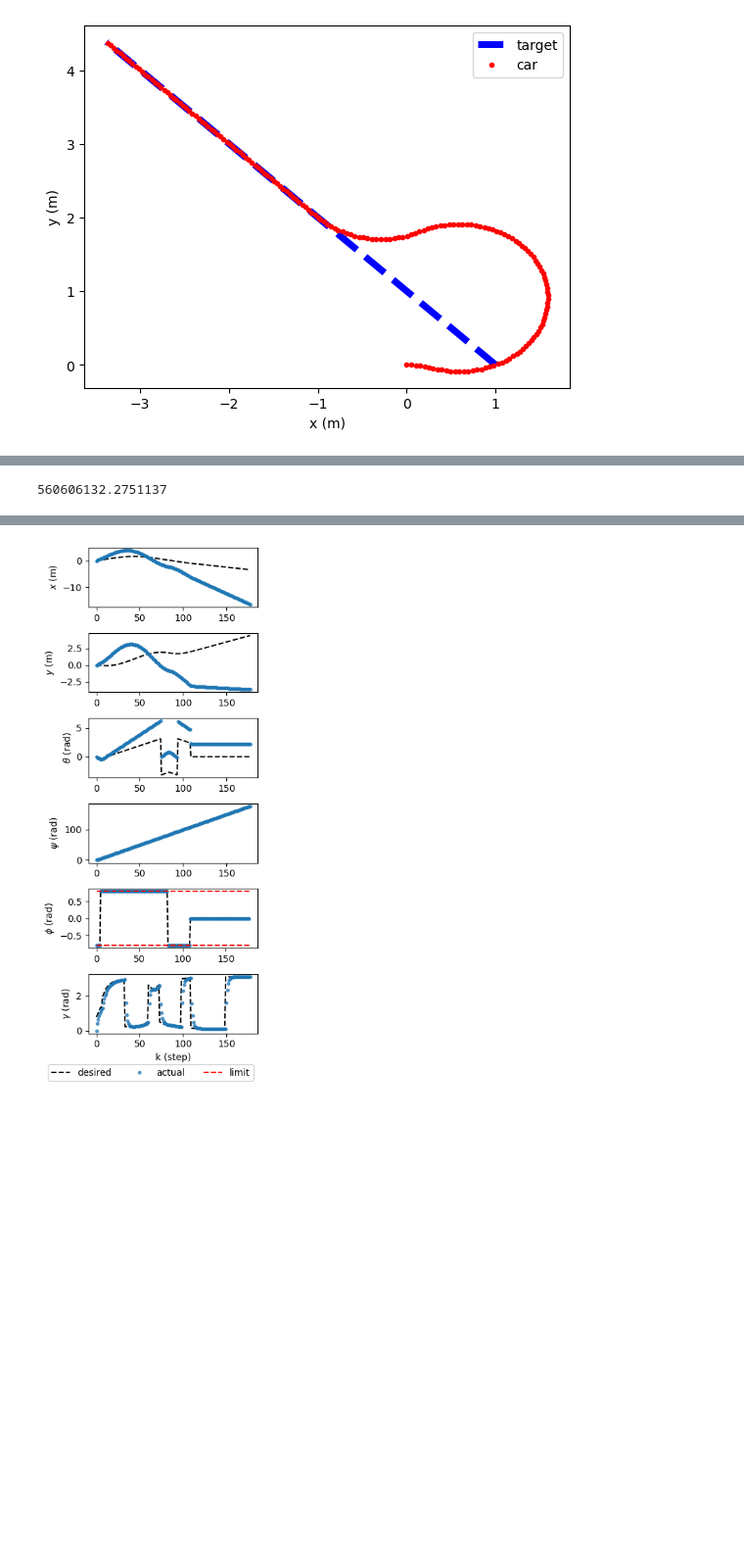
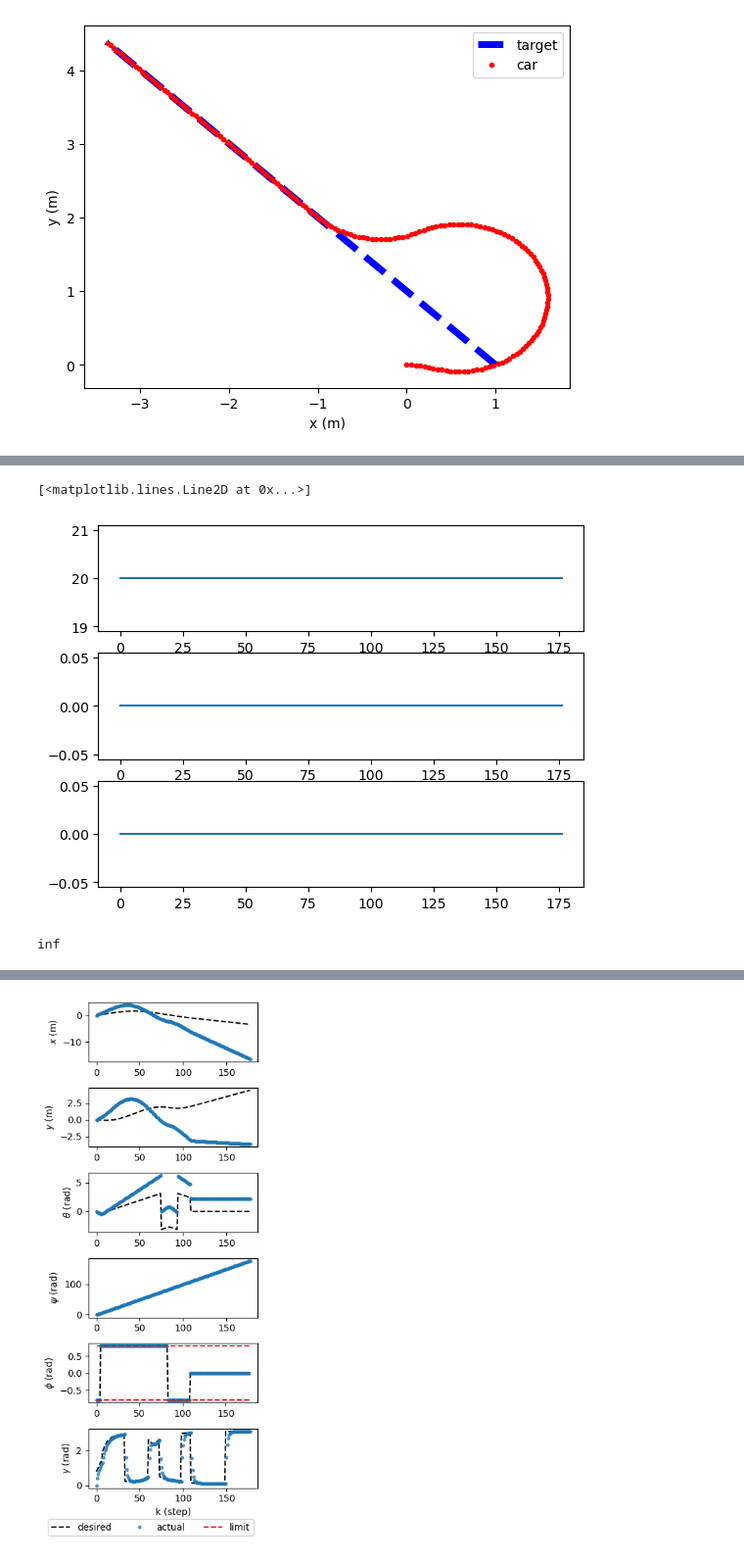
Before and after one commit to c-hague/LinearizedCarRobot, a Jupyter notebook: linearizedCar.ipynb, the cells around one changed output, grey strips where cells are left out. Shown at 98% size. Cells and saved outputs as stored; diff of their text form; code cells hidden in the pictures; blank space fills up the shorter version.

```diff
--- a/linearizedCar.ipynb
+++ b/linearizedCar.ipynb
@@ -301,3 +371,13 @@ xy_des = np.row_stack([p, w])
+# %%
+u_desired = np.repeat([[u_psi, 0 , 0]], repeats=T, axis=0).T
+fig = plt.figure()
+axes = fig.subplots(3, 1)
+axes[0].plot(u_desired[0, :])
+axes[1].plot(u_desired[1, :])
+axes[2].plot(u_desired[2, :])
+# %% [output]
+[<matplotlib.lines.Line2D at 0x...>]
+[figure, added]
 # %%
 # build A matrices
 A = np.zeros([6, 6, T])
@@ -360,6 +433,13 @@ for i in range(T_4):
 # %%
 Q = np.eye(6)
 R = np.eye(6)
+
+# ignore psi direction
+# A[3, :, :] = 0
+# A[:, 3, :] = 0
+# A[3,3, :] = 1
+# B[3, :, :] = 0
+# D[3, :] = 0
 
 q = cp.Variable((6, T + 1))
 u = cp.Variable((3, T))
@@ -370,9 +450,8 @@ constr = []
 for k in range(T):
     cost += cp.sum_squares(q[:, k]) + alpha * cp.sum_squares(u[:, k])
     constr += [
-        q[:, k + 1] == A[:, :, k] @ q[:, k] + B[:, :, k] @ u[:, k] + D[:, k],
-        q[4] >= -phi_max - phi_tilde[k],
-        q[4] <= phi_max - phi_tilde[k],
+        q[:, k + 1] == A[:, :, k] @ (q[:, k] - x_desired[k, :]) + B[:, :, k] @ (u[:, k] - u_desired[:, k]) + D[:, k],
+        cp.abs(q[4]) <= phi_max,
         u[0] >= 0,
         u[0] <= u_psi,
         # cp.abs(u[2]) <= 1
@@ -383,7 +462,7 @@ constr += [q[:, 0] == np.array([0, 0, 0, 0, 0, 0])]
 problem = cp.Problem(cp.Minimize(cost), constr)
 problem.solve()
 # %% [output]
-560606132.2751137
+inf
 # %%
 fig = plt.figure()
 axes = fig.subplots(3, 1)
```
Also changed, not shown: parts of 11 cells of this notebook.
